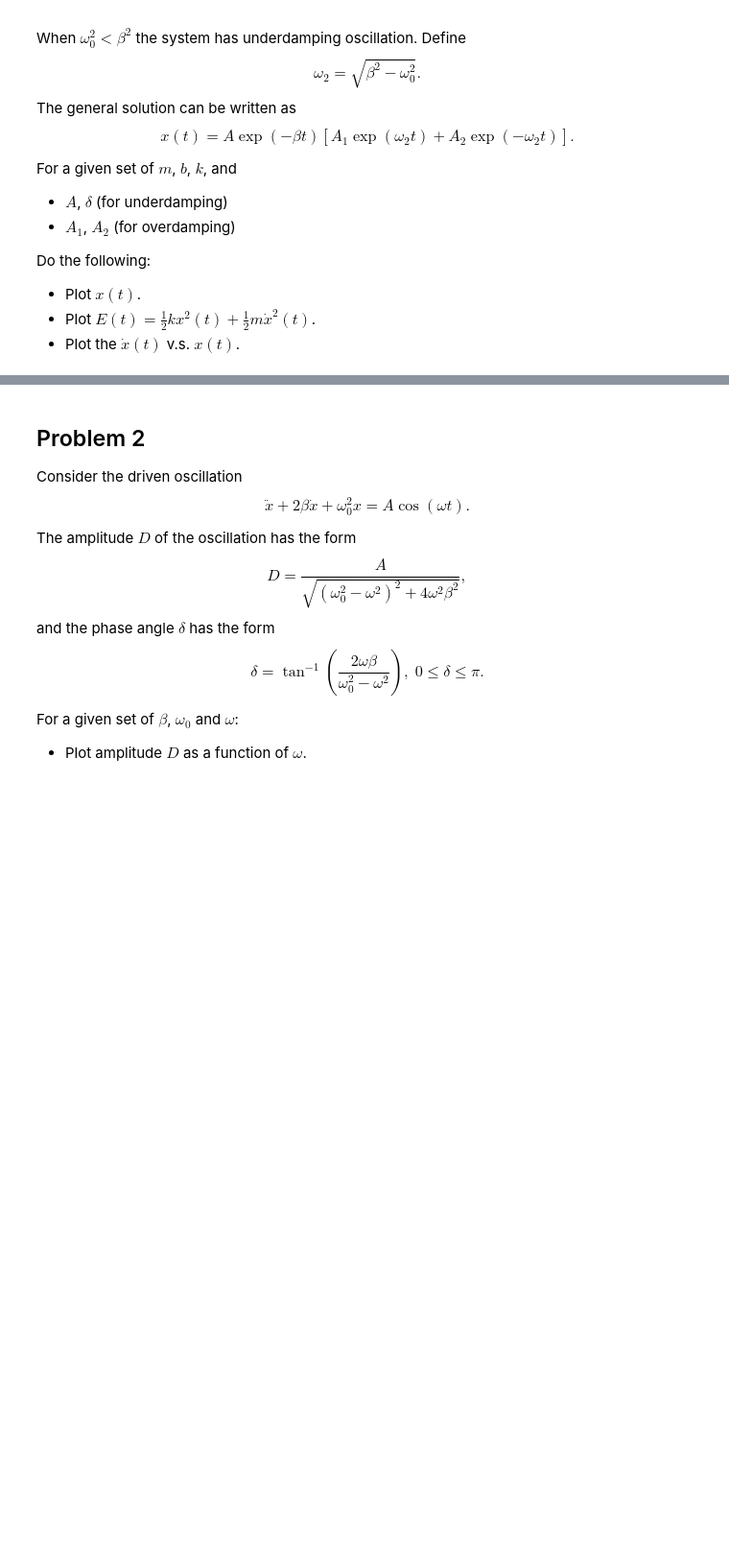
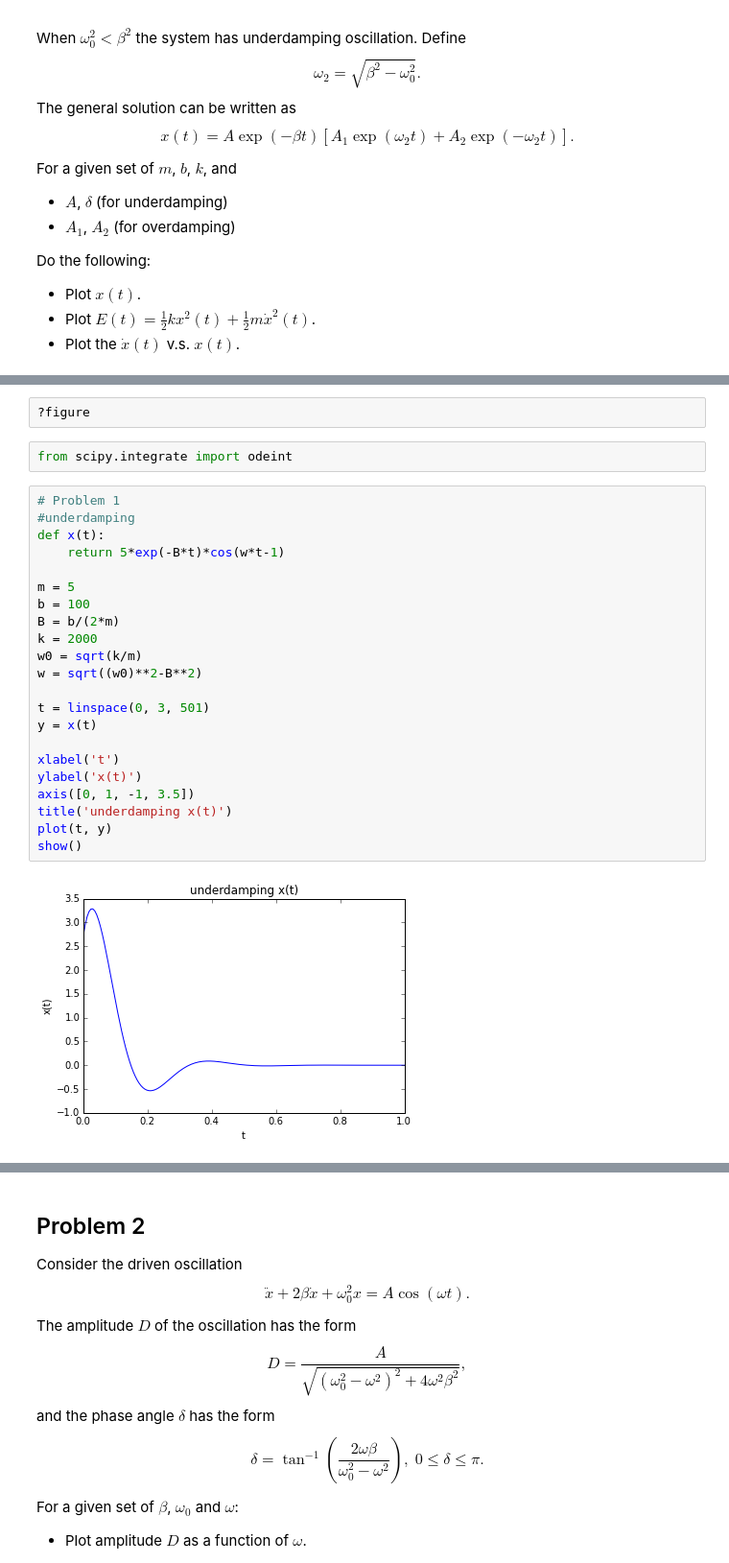
Before and after one commit to pcchen/NTHU10320PHYS290000, a Jupyter notebook: student/102000041/Homework5.ipynb, the cells around one changed output, grey strips where cells are left out. Shown at 96% size. Saved outputs shown, nothing was run; the diff lists cells and outputs as text; blank space fills up the shorter version.

```diff
--- a/student/102000041/Homework5.ipynb
+++ b/student/102000041/Homework5.ipynb
@@ -45,0 +48,28 @@ Do the following:
+# %%
+?figure
+# %%
+from scipy.integrate import odeint
+# %%
+# Problem 1
+#underdamping
+def x(t):
+    return 5*exp(-B*t)*cos(w*t-1)
+
+m = 5
+b = 100
+B = b/(2*m)
+k = 2000
+w0 = sqrt(k/m)
+w = sqrt((w0)**2-B**2)
+
+t = linspace(0, 3, 501)
+y = x(t)
+
+xlabel('t')
+ylabel('x(t)')
+axis([0, 1, -1, 3.5])
+title('underdamping x(t)')
+plot(t, y)
+show()
+# %% [output]
+[figure, added]
```
Also changed, not shown: parts of 16 cells of this notebook.
